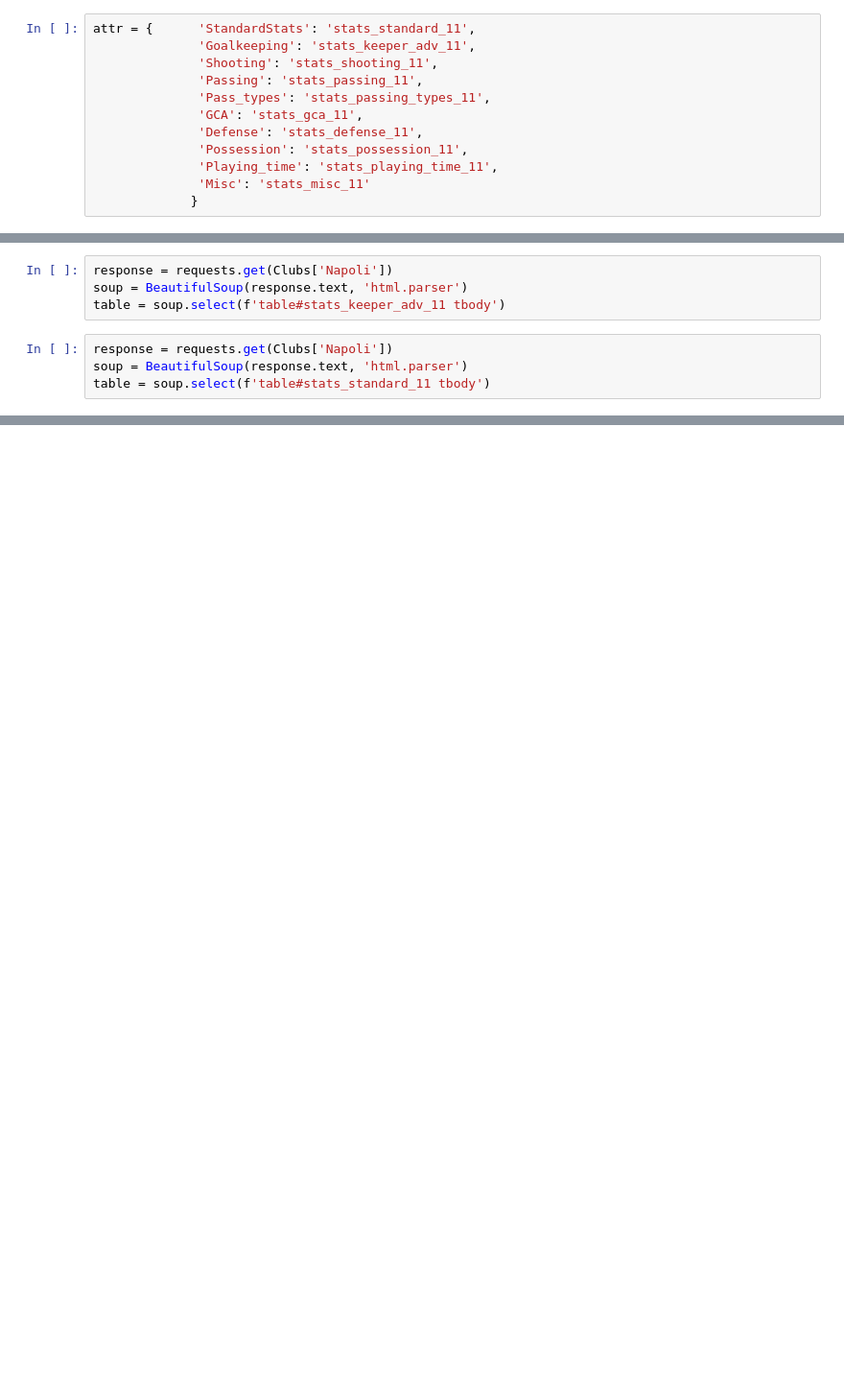
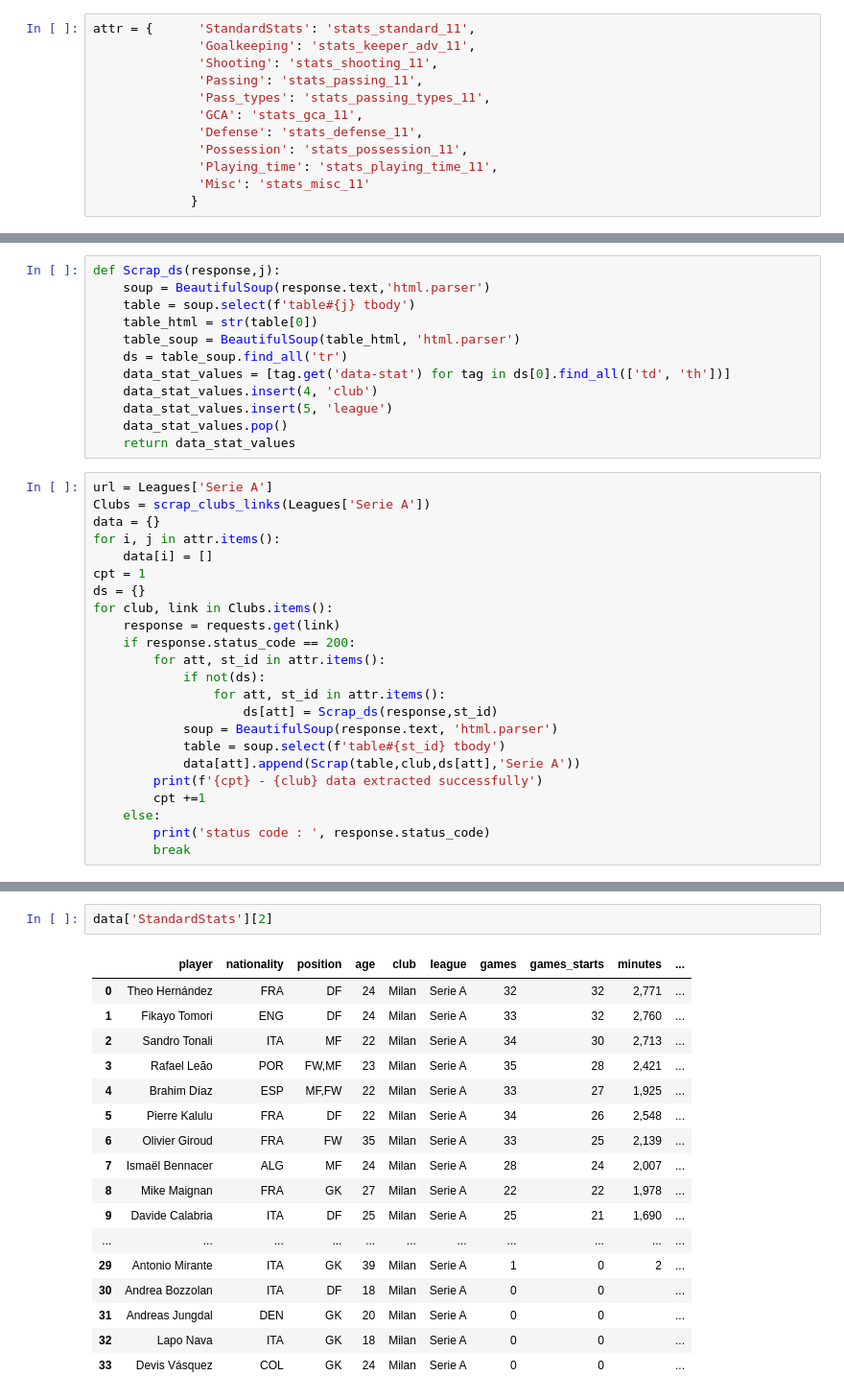
Before and after one commit to GuechtouliAnis/Football-Data-Scraping, a Jupyter notebook: data-scrapping.ipynb, the cells around one changed output, grey strips where cells are left out. Shown: that part at 96% size. Drawn from its saved outputs; the diff is of its cells as text; blank space fills up the shorter version.

Commit message:
Kaggle Notebook | Data Scrapping | Project 1st part (extracting data) finished

```diff
--- a/data-scrapping.ipynb
+++ b/data-scrapping.ipynb
@@ -110,8 +68,0 @@ misc = {}
-# %%
-response = requests.get(Clubs['Napoli'])
-soup = BeautifulSoup(response.text, 'html.parser')
-table = soup.select(f'table#stats_keeper_adv_11 tbody')
-# %%
-response = requests.get(Clubs['Napoli'])
-soup = BeautifulSoup(response.text, 'html.parser')
-table = soup.select(f'table#stats_standard_11 tbody')
@@ -130,0 +69,35 @@ AdvKeeper_df
+# %%
+def Scrap_ds(response,j):
+    soup = BeautifulSoup(response.text,'html.parser')
+    table = soup.select(f'table#{j} tbody')
+    table_html = str(table[0])
+    table_soup = BeautifulSoup(table_html, 'html.parser')
+    ds = table_soup.find_all('tr')
+    data_stat_values = [tag.get('data-stat') for tag in ds[0].find_all(['td', 'th'])]
+    data_stat_values.insert(4, 'club')
+    data_stat_values.insert(5, 'league')
+    data_stat_values.pop()
+    return data_stat_values
+# %%
+url = Leagues['Serie A']
+Clubs = scrap_clubs_links(Leagues['Serie A'])
+data = {}
+for i, j in attr.items():
+    data[i] = []
+cpt = 1
+ds = {}
+for club, link in Clubs.items():
+    response = requests.get(link)
+    if response.status_code == 200:
+        for att, st_id in attr.items():
+            if not(ds):
+                for att, st_id in attr.items():
+                    ds[att] = Scrap_ds(response,st_id)
+            soup = BeautifulSoup(response.text, 'html.parser')
+            table = soup.select(f'table#{st_id} tbody')
+            data[att].append(Scrap(table,club,ds[att],'Serie A'))
+        print(f'{cpt} - {club} data extracted successfully')
+        cpt +=1
+    else:
+        print('status code : ', response.status_code)
+        break
@@ -130,0 +125,20 @@ AdvKeeper_df
+# %%
+data['StandardStats'][2]
+# %% [output]
+|  | player | nationality | position | age | club | league | games | games_starts | minutes | ... |
+| 0 | Theo Hernández | FRA | DF | 24 | Milan | Serie A | 32 | 32 | 2,771 | ... |
+| 1 | Fikayo Tomori | ENG | DF | 24 | Milan | Serie A | 33 | 32 | 2,760 | ... |
+| 2 | Sandro Tonali | ITA | MF | 22 | Milan | Serie A | 34 | 30 | 2,713 | ... |
+| 3 | Rafael Leão | POR | FW,MF | 23 | Milan | Serie A | 35 | 28 | 2,421 | ... |
+| 4 | Brahim Díaz | ESP | MF,FW | 22 | Milan | Serie A | 33 | 27 | 1,925 | ... |
+| 5 | Pierre Kalulu | FRA | DF | 22 | Milan | Serie A | 34 | 26 | 2,548 | ... |
+| 6 | Olivier Giroud | FRA | FW | 35 | Milan | Serie A | 33 | 25 | 2,139 | ... |
+| 7 | Ismaël Bennacer | ALG | MF | 24 | Milan | Serie A | 28 | 24 | 2,007 | ... |
+| 8 | Mike Maignan | FRA | GK | 27 | Milan | Serie A | 22 | 22 | 1,978 | ... |
+| 9 | Davide Calabria | ITA | DF | 25 | Milan | Serie A | 25 | 21 | 1,690 | ... |
+| ... | ... | ... | ... | ... | ... | ... | ... | ... | ... | ... |
+| 29 | Antonio Mirante | ITA | GK | 39 | Milan | Serie A | 1 | 0 | 2 | ... |
+| 30 | Andrea Bozzolan | ITA | DF | 18 | Milan | Serie A | 0 | 0 |  | ... |
+| 31 | Andreas Jungdal | DEN | GK | 20 | Milan | Serie A | 0 | 0 |  | ... |
+| 32 | Lapo Nava | ITA | GK | 18 | Milan | Serie A | 0 | 0 |  | ... |
+| 33 | Devis Vásquez | COL | GK | 24 | Milan | Serie A | 0 | 0 |  | ... |
```
Also changed, not shown: parts of 23 cells of this notebook.
